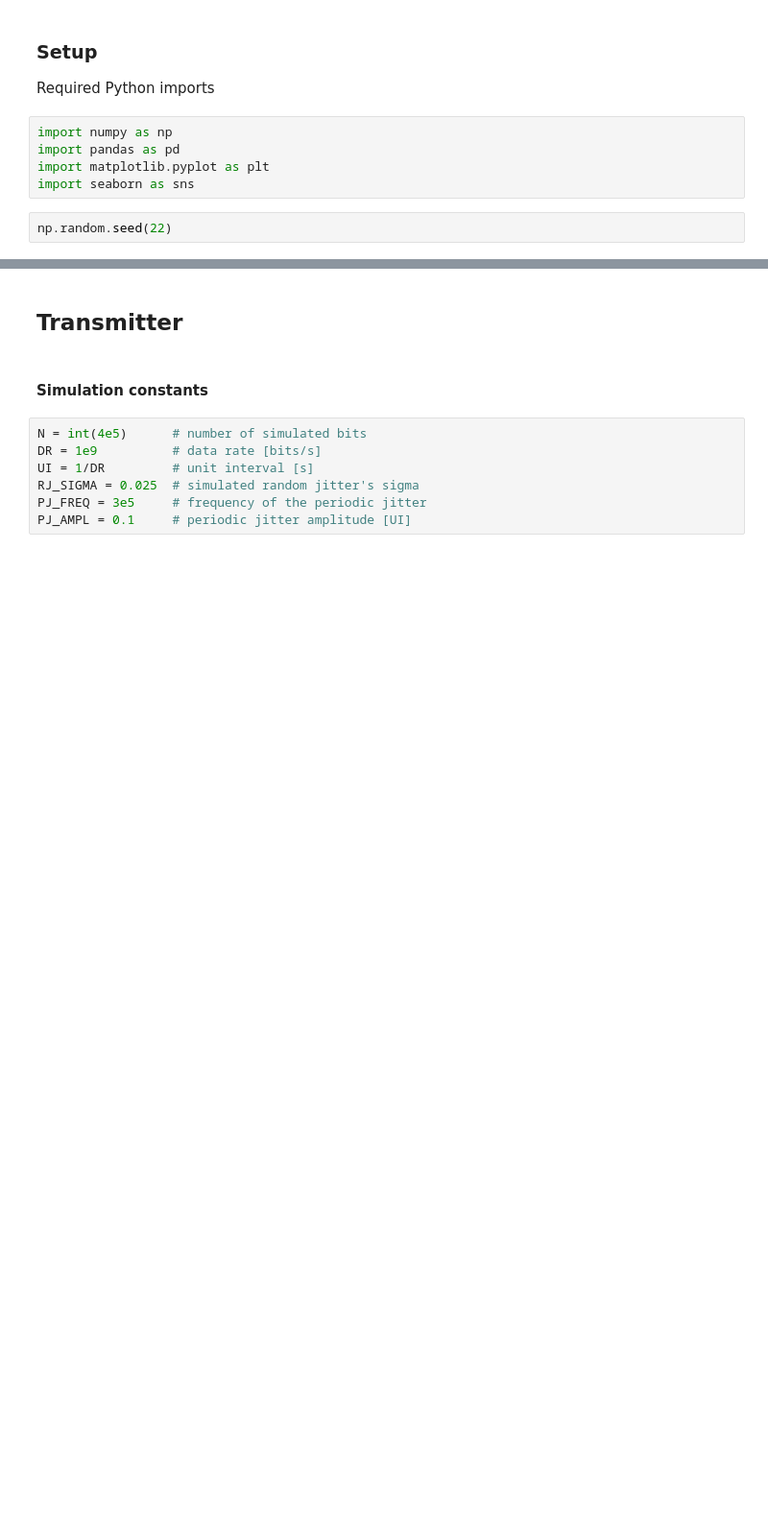
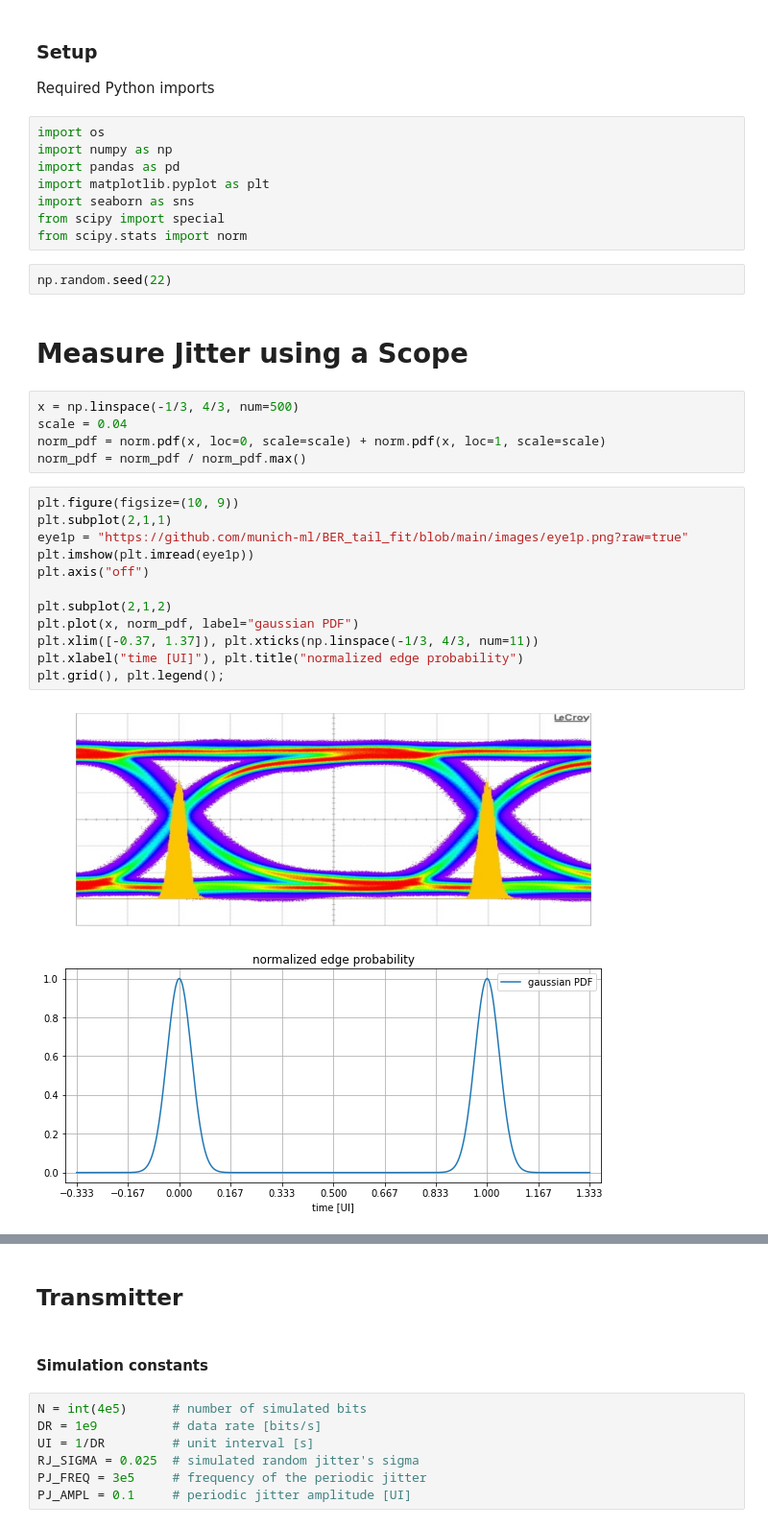
Before and after one commit to munich-ml/BER_tail_fit, a Jupyter notebook: BER_fit.ipynb, the cells around one changed output, grey strips where cells are left out. Shown at 96% size. Cells and saved outputs as stored; diff of their text form; blank space fills up the shorter version.

Commit message:
Scope data eye added

```diff
--- a/BER_fit.ipynb
+++ b/BER_fit.ipynb
@@ -4,9 +4,33 @@
 ### Setup
 Required Python imports
 # %%
+import os
 import numpy as np
 import pandas as pd
 import matplotlib.pyplot as plt
 import seaborn as sns
+from scipy import special
+from scipy.stats import norm
 # %%
 np.random.seed(22)
+# %% [markdown]
+# Measure Jitter using a Scope
+# %%
+x = np.linspace(-1/3, 4/3, num=500)
+scale = 0.04
+norm_pdf = norm.pdf(x, loc=0, scale=scale) + norm.pdf(x, loc=1, scale=scale)
+norm_pdf = norm_pdf / norm_pdf.max()
+# %%
+plt.figure(figsize=(10, 9))
+plt.subplot(2,1,1)
+eye1p = "https://github.com/munich-ml/BER_tail_fit/blob/main/images/eye1p.png?raw=true"
+plt.imshow(plt.imread(eye1p))
+plt.axis("off")
+
+plt.subplot(2,1,2)
+plt.plot(x, norm_pdf, label="gaussian PDF")
+plt.xlim([-0.37, 1.37]), plt.xticks(np.linspace(-1/3, 4/3, num=11))
+plt.xlabel("time [UI]"), plt.title("normalized edge probability")
+plt.grid(), plt.legend();
+# %% [output]
+[figure, added]
```
Also changed, not shown: parts of 4 cells of this notebook.
